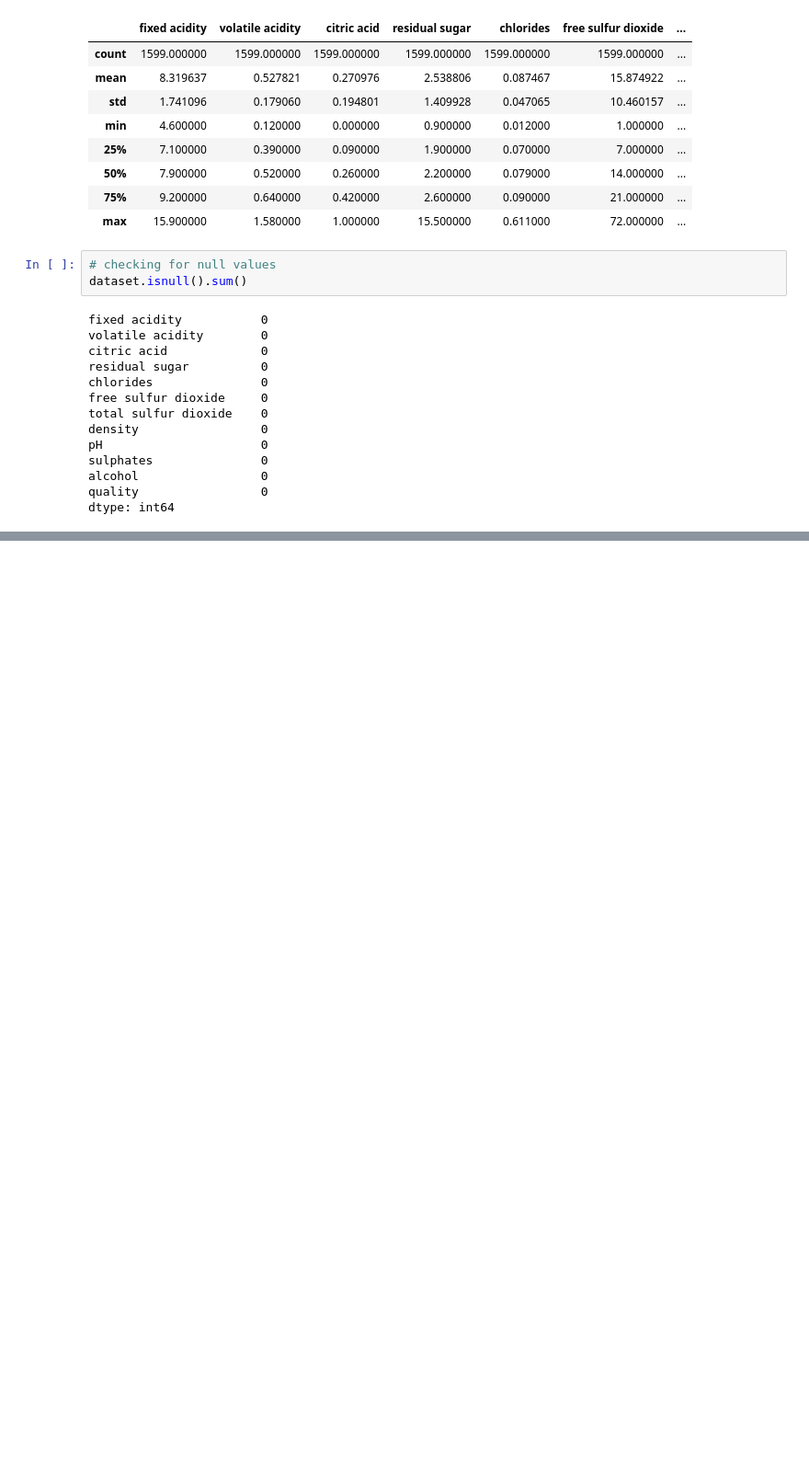
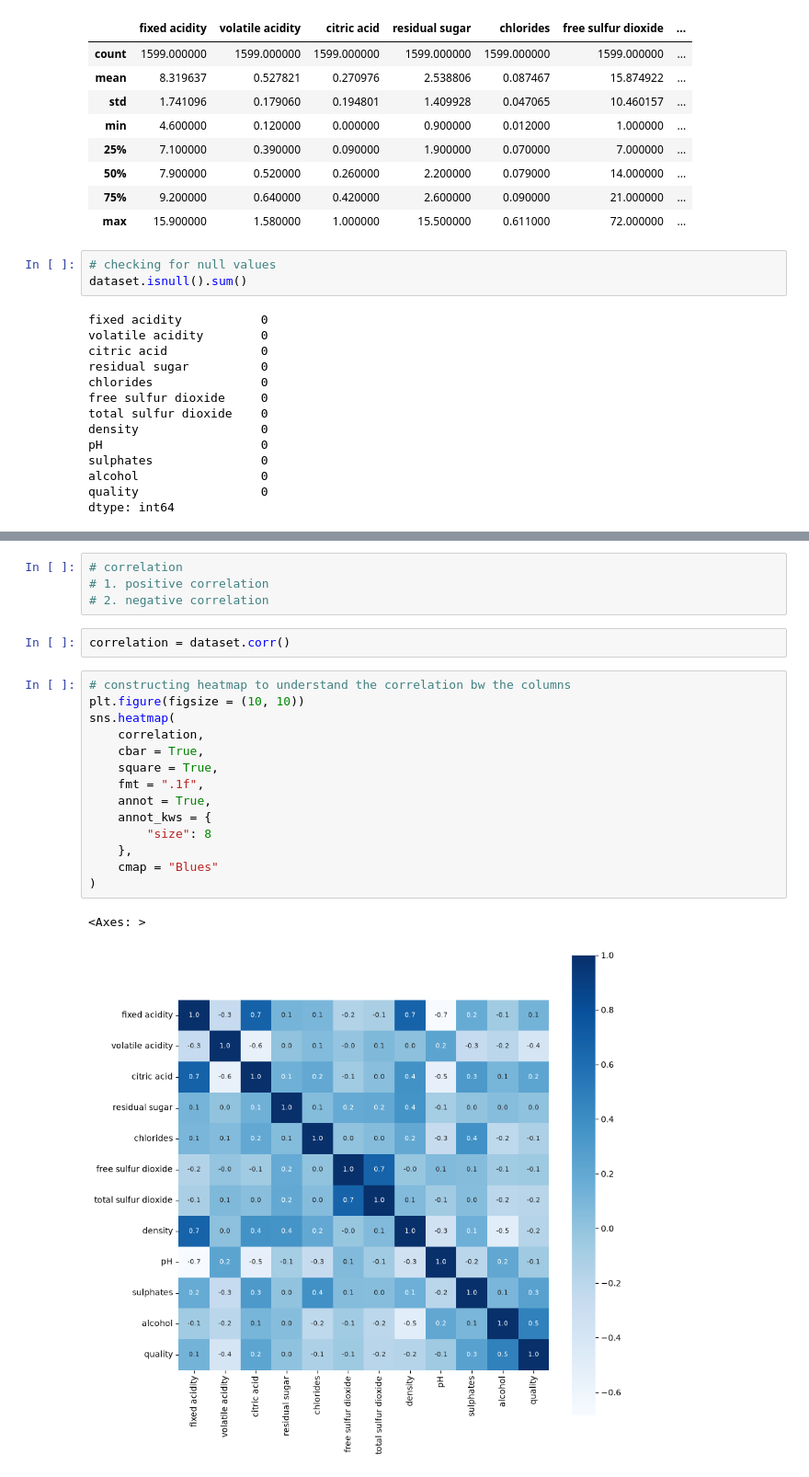
Before and after one commit to Vipinchaudhary31122002/wine-quality-prediction-ml, a Jupyter notebook: model.ipynb, the cells around one changed output, grey strips where cells are left out. Shown at 92% size. Saved outputs shown, nothing was run; the diff lists cells and outputs as text; blank space fills up the shorter version.

```diff
--- a/model.ipynb
+++ b/model.ipynb
@@ -73,0 +109,23 @@ dtype: int64
+# %%
+# correlation
+# 1. positive correlation
+# 2. negative correlation
+# %%
+correlation = dataset.corr()
+# %%
+# constructing heatmap to understand the correlation bw the columns
+plt.figure(figsize = (10, 10))
+sns.heatmap(
+    correlation,
+    cbar = True,
+    square = True,
+    fmt = ".1f",
+    annot = True,
+    annot_kws = {
+        "size": 8
+    },
+    cmap = "Blues"
+)
+# %% [output]
+<Axes: >
+[figure, added]
```
Also changed, not shown: parts of 10 cells of this notebook.
